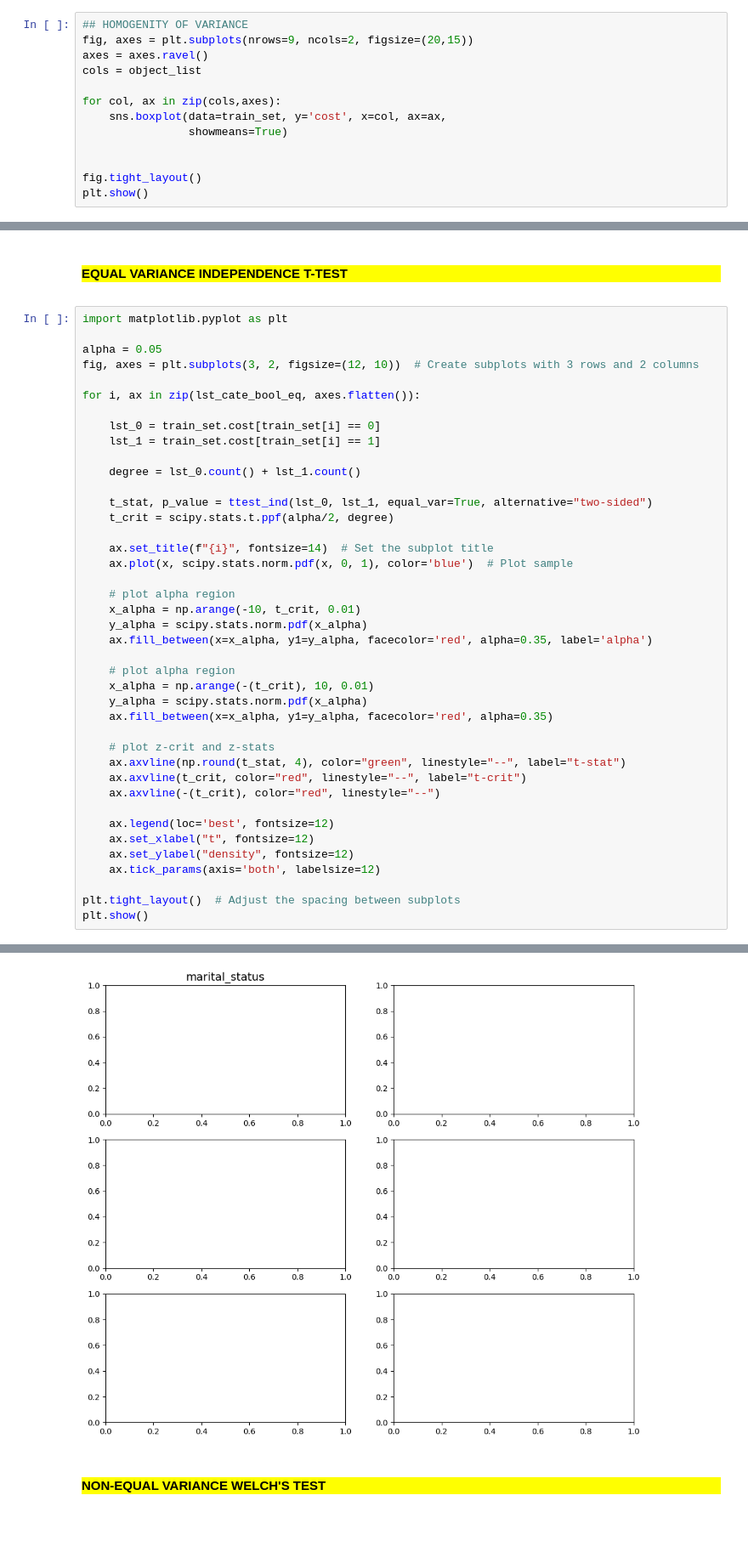
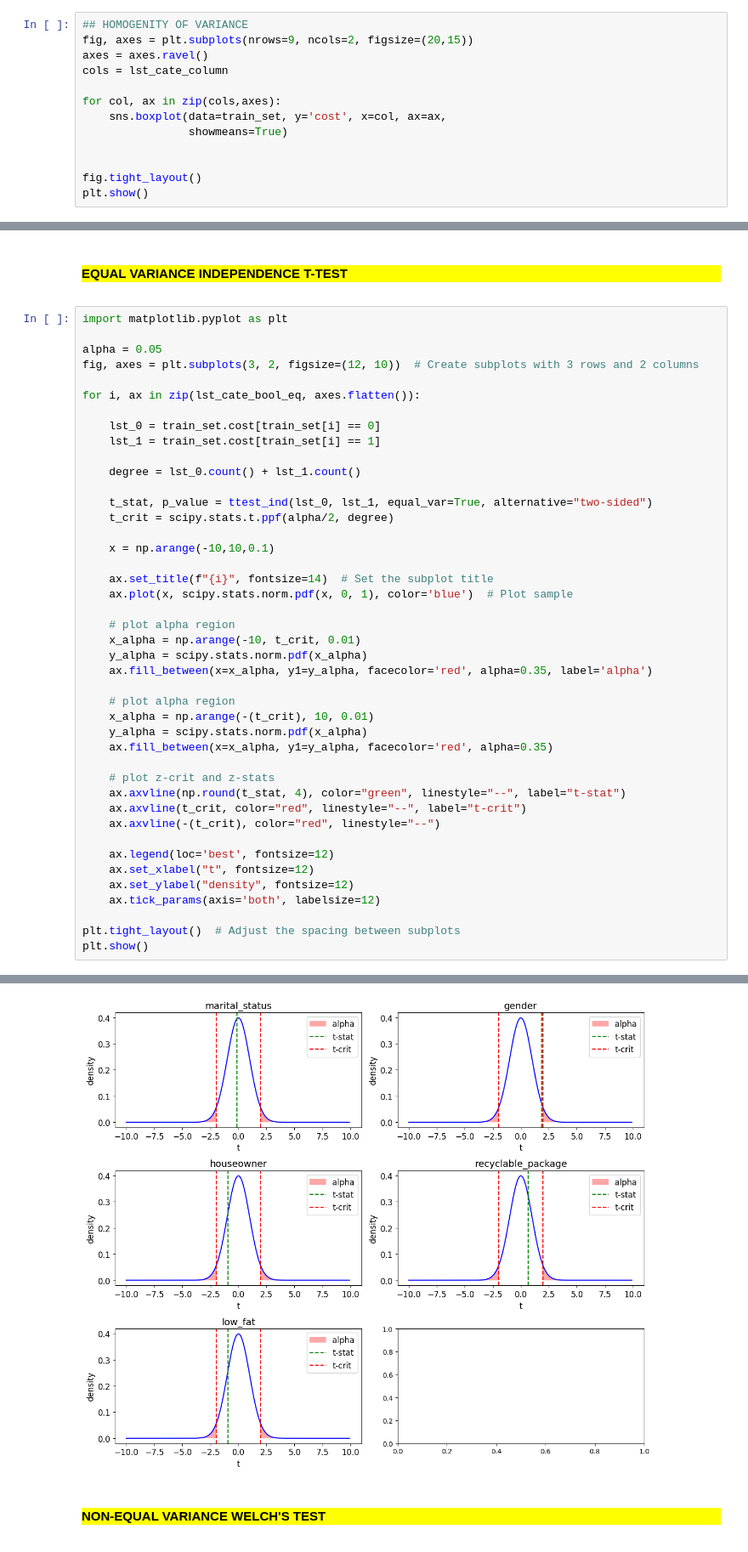
Before and after one commit to DandiMahendris/regression-model-cac, a Jupyter notebook: 02-eda.ipynb, the cells around one changed output, grey strips where cells are left out. Shown at 85% size. Saved outputs shown, nothing was run; the diff lists cells and outputs as text.

```diff
--- a/02-eda.ipynb
+++ b/02-eda.ipynb
@@ -335,7 +300,7 @@ it may be worthwhile to check this assumption visually as well (Boxplot). <br>
 ## HOMOGENITY OF VARIANCE
 fig, axes = plt.subplots(nrows=9, ncols=2, figsize=(20,15))
 axes = axes.ravel()
-cols = object_list
+cols = lst_cate_column
 
 for col, ax in zip(cols,axes):
     sns.boxplot(data=train_set, y='cost', x=col, ax=ax,
@@ -438,6 +404,8 @@ for i, ax in zip(lst_cate_bool_eq, axes.flatten()):
 
     t_stat, p_value = ttest_ind(lst_0, lst_1, equal_var=True, alternative="two-sided")
     t_crit = scipy.stats.t.ppf(alpha/2, degree)
+
+    x = np.arange(-10,10,0.1)
 
     ax.set_title(f"{i}", fontsize=14)  # Set the subplot title
     ax.plot(x, scipy.stats.norm.pdf(x, 0, 1), color='blue')  # Plot sample
@@ -469,4 +436,4 @@ NameError: name 'x' is not defined
-[figure, old version]
+[figure, new version]
 # %% [markdown]
 <div style="background-color: yellow;">
 
```
Also changed, not shown: parts of 31 cells of this notebook, 33 other files.
